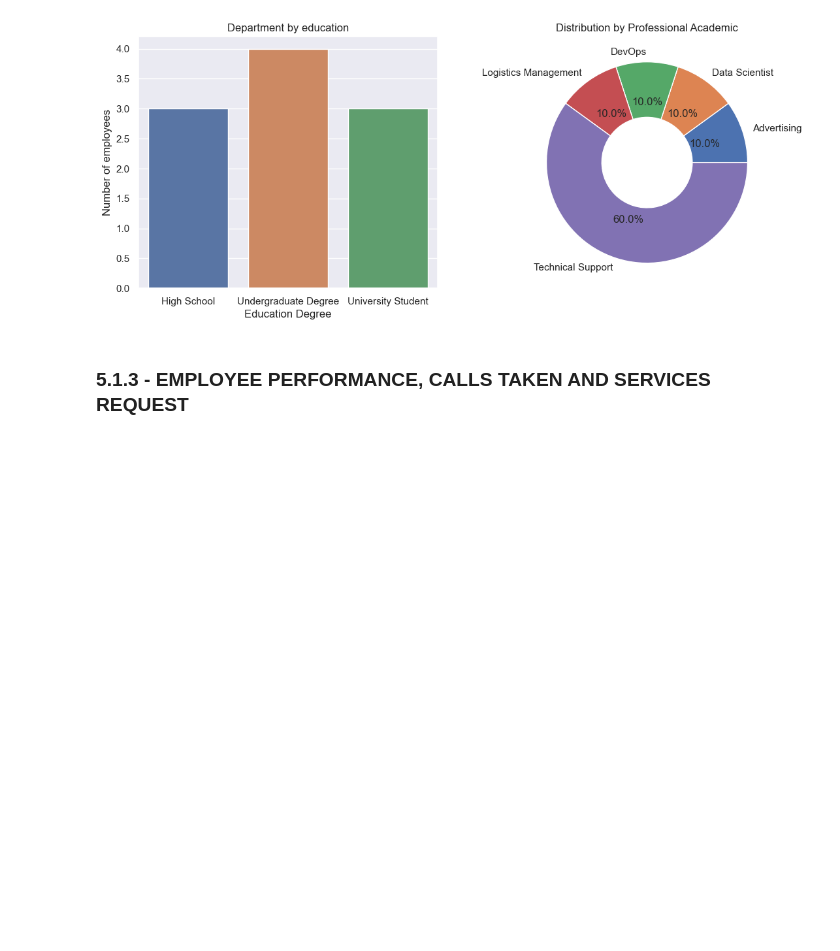
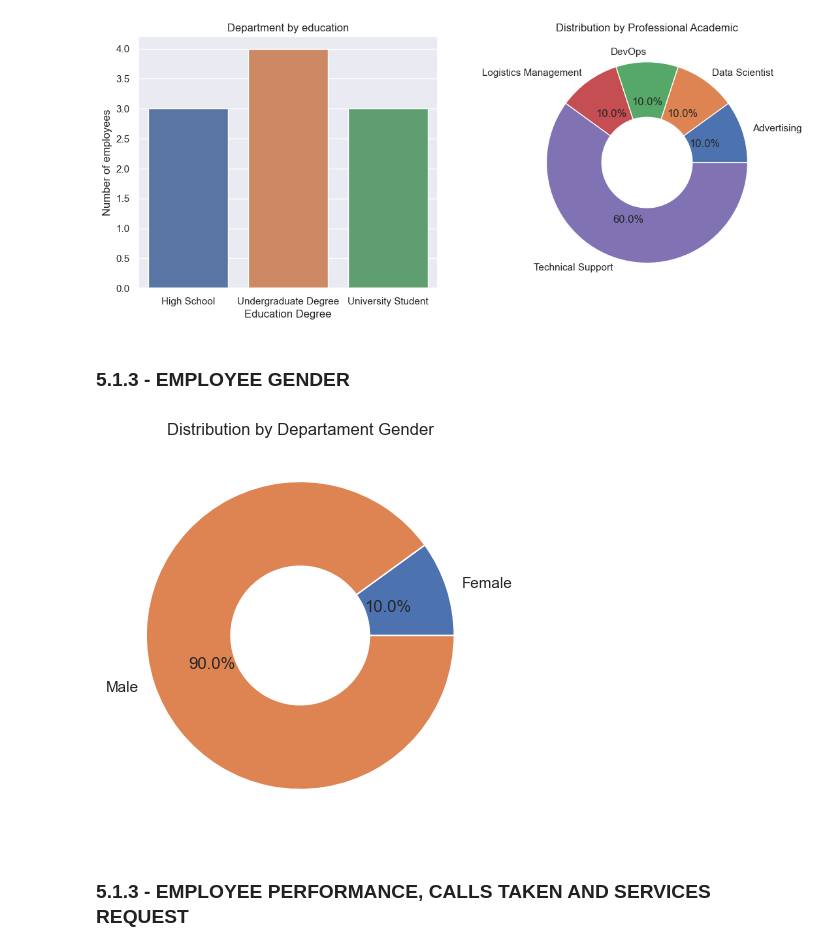
Before and after one commit to erickvieiras/callcenter_performance, a Jupyter notebook: notebook/callcenter.ipynb, the cells around one changed output. Cells and saved outputs as stored; diff of their text form; code cells hidden in the pictures; blank space fills up the shorter version.

```diff
--- a/notebook/callcenter.ipynb
+++ b/notebook/callcenter.ipynb
@@ -457,6 +457,16 @@ plt.title('Distribution by Professional Academic')
 plt.show()
 # %% [output]
 [figure]
+# %% [markdown]
+### 5.1.3 - EMPLOYEE GENDER
+# %%
+aux02 = df5.loc[df5['status'] == 'Active'].drop_duplicates(subset='id')
+aux02 = aux02.groupby('gender')['id'].count().reset_index()
+plt.pie(aux02['id'], labels=aux02['gender'], autopct='%1.1f%%', wedgeprops=dict(width=0.55))
+plt.title('Distribution by Departament Gender')
+plt.show()
+# %% [output]
+[figure, added]
 # %% [markdown]
 ### 5.1.3 - EMPLOYEE PERFORMANCE, CALLS TAKEN AND SERVICES REQUEST
 # %% [markdown]
```
Also changed, not shown: parts of 13 cells of this notebook.
